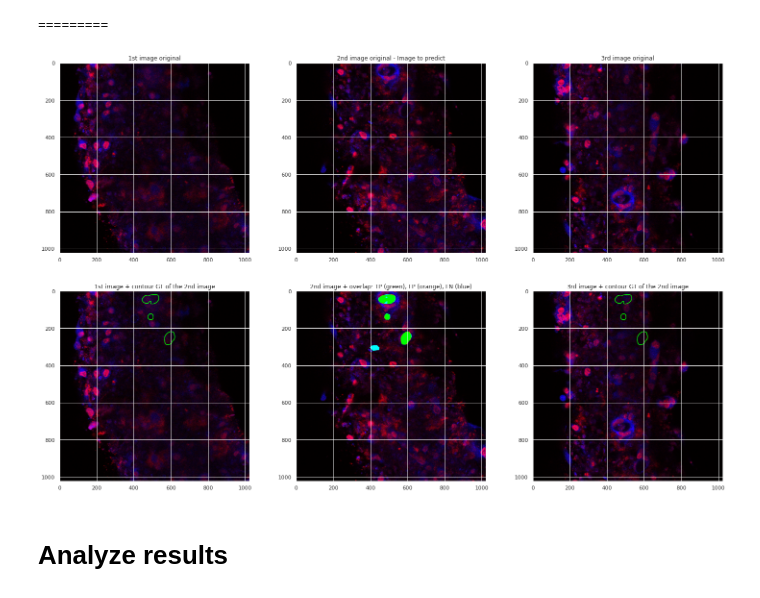
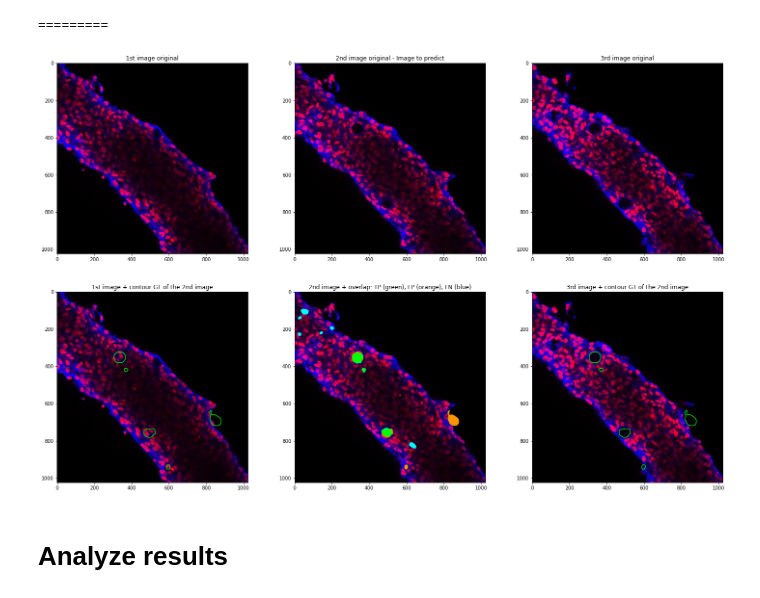
Before and after one commit to simone7monaco/XT-rene-policistico, a Jupyter notebook: write-results-3d.ipynb, the cells around one changed output. Cells and saved outputs as stored; diff of their text form; code cells hidden in the pictures.

```diff
--- a/write-results-3d.ipynb
+++ b/write-results-3d.ipynb
@@ -254,11 +254,16 @@ warnings.filterwarnings("ignore")
 ROOT = Path("artifacts") / "dataset:v1"
 real_mask_PATH = ROOT / "masks-png"
 real_img_PATH = ROOT / "images-all-nodivision"
-date_name = "2022-06-12 17:03:49"
-res_model_PATH = Path("cyst_checkpoints") / "Nature_v3" / date_name / "inference_3d"
+res_model_PATH = Path("cyst_checkpoints") / "Nature_v3"
 
-# for res_model_PATH in sorted(res_model_PATH.glob("tubule_*")):
-#     write_results(res_model_PATH, is_jpg=True)
+dirs = sorted(res_model_PATH.glob("crossval_tube_*"))
+assert dirs, "No tubules to scan"
 
-write_results(res_model_PATH, is_jpg=True)
+# write_results("2022-06-12 17:03:49" / "inference_3d", is_jpg=True)
+for d in dirs:
+    # TODO: remove if, used while training
+    if not (d / "inference_3d").exists():
+        print("Directory inference_3d not existing, skipping. Maybe needs to finish training?")
+        continue
+    write_results(d / "inference_3d", is_jpg=True)
 # %% [output]
@@ -291,36 +309,37 @@ def show(img_path1, img_path2, img_path3, res_model_PATH, title=None):
     ax1[0].imshow(img1)
     ax1[0].set_title("1st image original")
     ax1[1].imshow(img2)
     ax1[1].set_title("2nd image original - Image to predict")
     ax1[2].imshow(img3)
     ax1[2].set_title("3rd image original")
 
     ax2[0].imshow(img_col_1)
     ax2[0].set_title("1st image + contour GT of the 2nd image")
     ax2[1].imshow(img_over_2)
     ax2[1].set_title("2nd image + overlap: TP (green), FP (orange), FN (blue)")
     ax2[2].imshow(img_col_3)
     ax2[2].set_title("3rd image + contour GT of the 2nd image")
     print('=========')
     plt.show()
     # plt.savefig(f"segmentation-images/{uuid.uuid4()}")
 
 def show_all(res_model_PATH: Path, title=None):
-    images = sorted(res_model_PATH.iterdir())
+    images = sorted(res_model_PATH.glob("*.png"))
+    assert images, "No images inside this directory"
     # for idx in range(2, len(images)-1):
     for idx in range(5, 6):
         if images[idx-1].suffix != ".png":
             continue
         if images[idx].suffix != ".png":
             continue
         if images[idx+1].suffix != ".png":
             continue
         show(images[idx-1].stem, images[idx].stem, images[idx+1].stem, res_model_PATH)
 
-show_all(res_model_PATH)
+show_all(res_model_PATH / "crossval_tube_3_k_0_seed_7_lotocv" / "inference_3d")
 # %% [output]
 =========
-[figure, old version]
+[figure, new version]
 # %% [markdown]
 # Analyze results
 # %%
```
Also changed, not shown: parts of 14 cells of this notebook, 2 other files.
